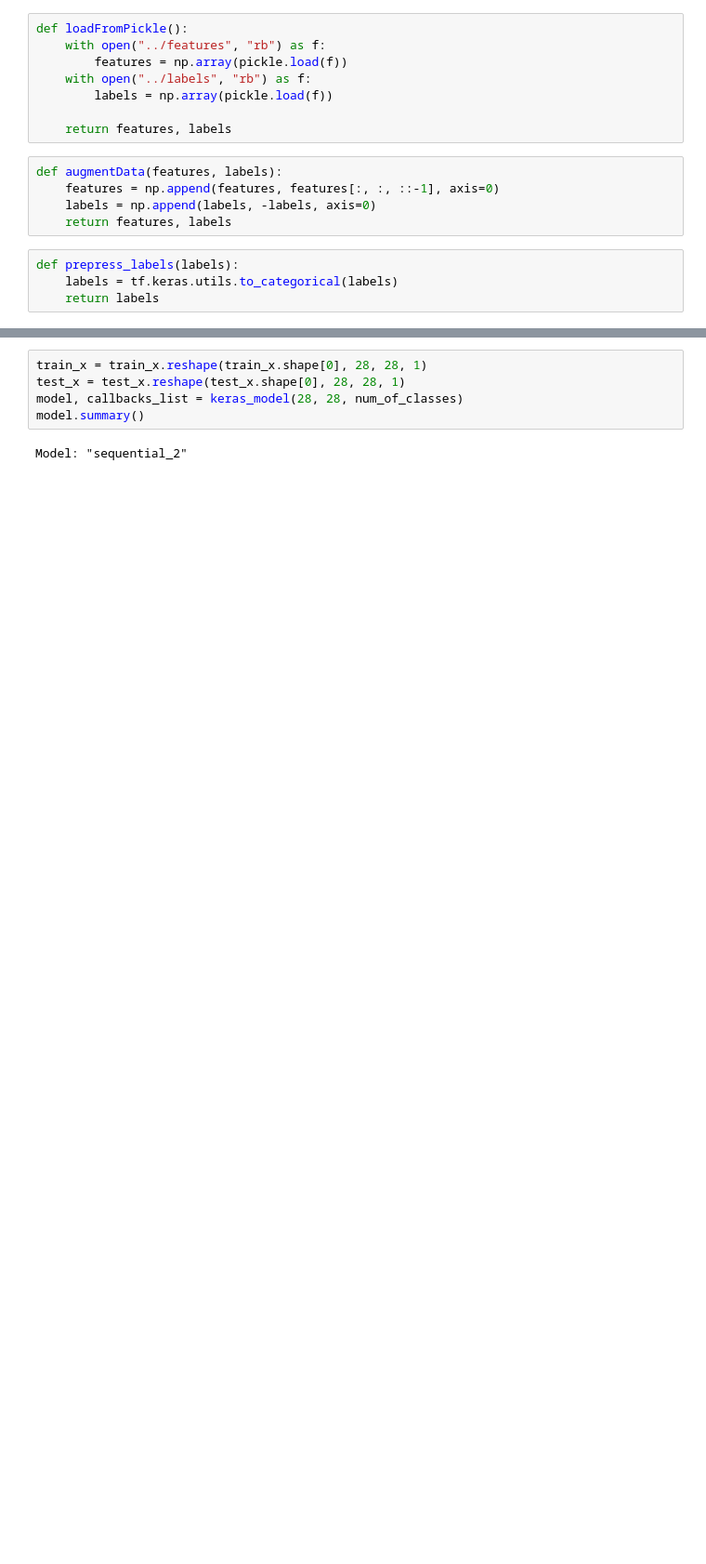
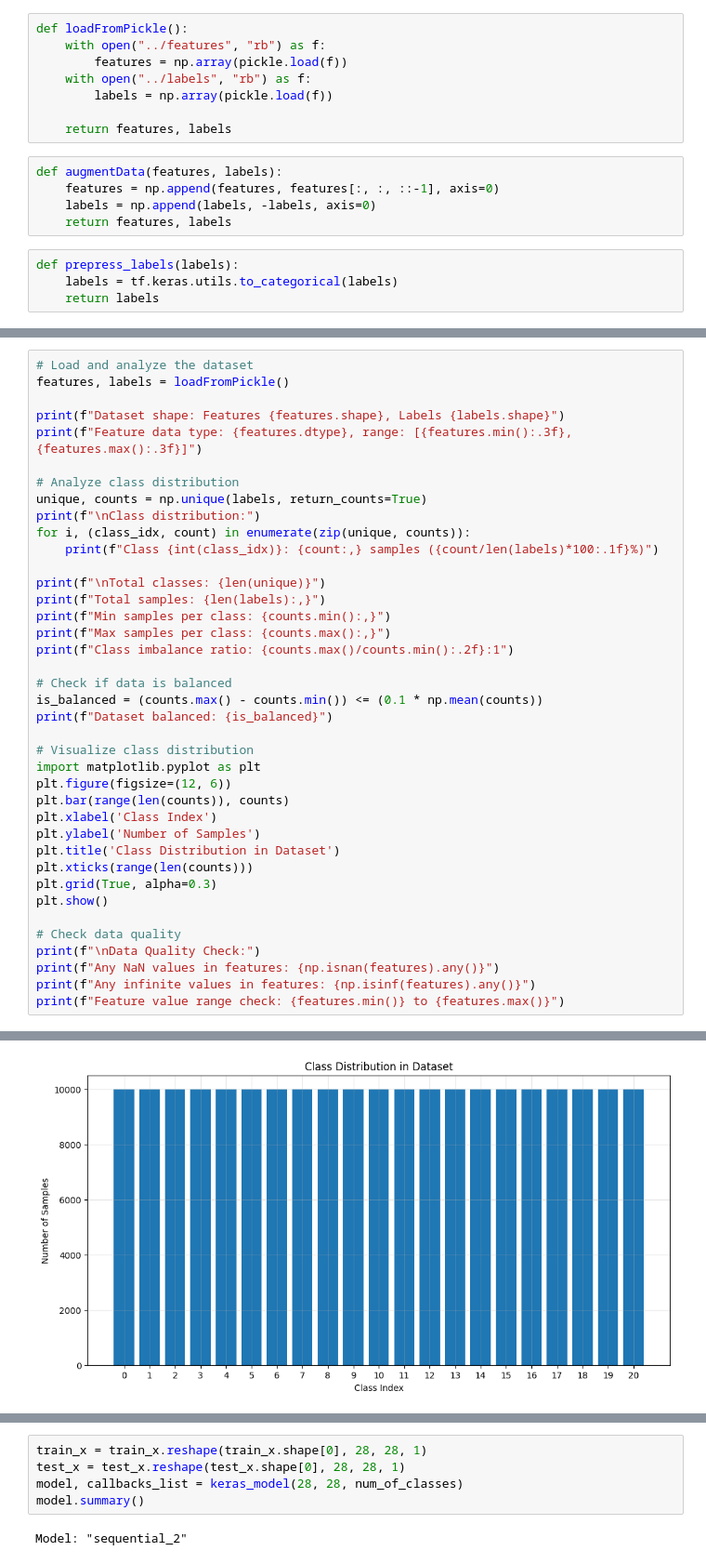
Before and after one commit to Jitenrai21/Projects-MyVersion, a Jupyter notebook: QuickDrawGame/model_training/model_training.ipynb, the cells around one changed output, grey strips where cells are left out. Shown at 93% size. Cells and saved outputs as stored; diff of their text form; blank space fills up the shorter version.

```diff
--- a/QuickDrawGame/model_training/model_training.ipynb
+++ b/QuickDrawGame/model_training/model_training.ipynb
@@ -63,0 +64,40 @@ Detected 21 classes in the dataset
+# %%
+# Load and analyze the dataset
+features, labels = loadFromPickle()
+
+print(f"Dataset shape: Features {features.shape}, Labels {labels.shape}")
+print(f"Feature data type: {features.dtype}, range: [{features.min():.3f}, {features.max():.3f}]")
+
+# Analyze class distribution
+unique, counts = np.unique(labels, return_counts=True)
+print(f"\nClass distribution:")
+for i, (class_idx, count) in enumerate(zip(unique, counts)):
+    print(f"Class {int(class_idx)}: {count:,} samples ({count/len(labels)*100:.1f}%)")
+
+print(f"\nTotal classes: {len(unique)}")
+print(f"Total samples: {len(labels):,}")
+print(f"Min samples per class: {counts.min():,}")
+print(f"Max samples per class: {counts.max():,}")
+print(f"Class imbalance ratio: {counts.max()/counts.min():.2f}:1")
+
+# Check if data is balanced
+is_balanced = (counts.max() - counts.min()) <= (0.1 * np.mean(counts))
+print(f"Dataset balanced: {is_balanced}")
+
+# Visualize class distribution
+import matplotlib.pyplot as plt
+plt.figure(figsize=(12, 6))
+plt.bar(range(len(counts)), counts)
+plt.xlabel('Class Index')
+plt.ylabel('Number of Samples')
+plt.title('Class Distribution in Dataset')
+plt.xticks(range(len(counts)))
+plt.grid(True, alpha=0.3)
+plt.show()
+
+# Check data quality
+print(f"\nData Quality Check:")
+print(f"Any NaN values in features: {np.isnan(features).any()}")
+print(f"Any infinite values in features: {np.isinf(features).any()}")
+print(f"Feature value range check: {features.min()} to {features.max()}")
+# %% [output]
@@ -63,0 +121 @@ Detected 21 classes in the dataset
+[figure, added]
```
Also changed, not shown: parts of 10 cells of this notebook, 2 other files.
